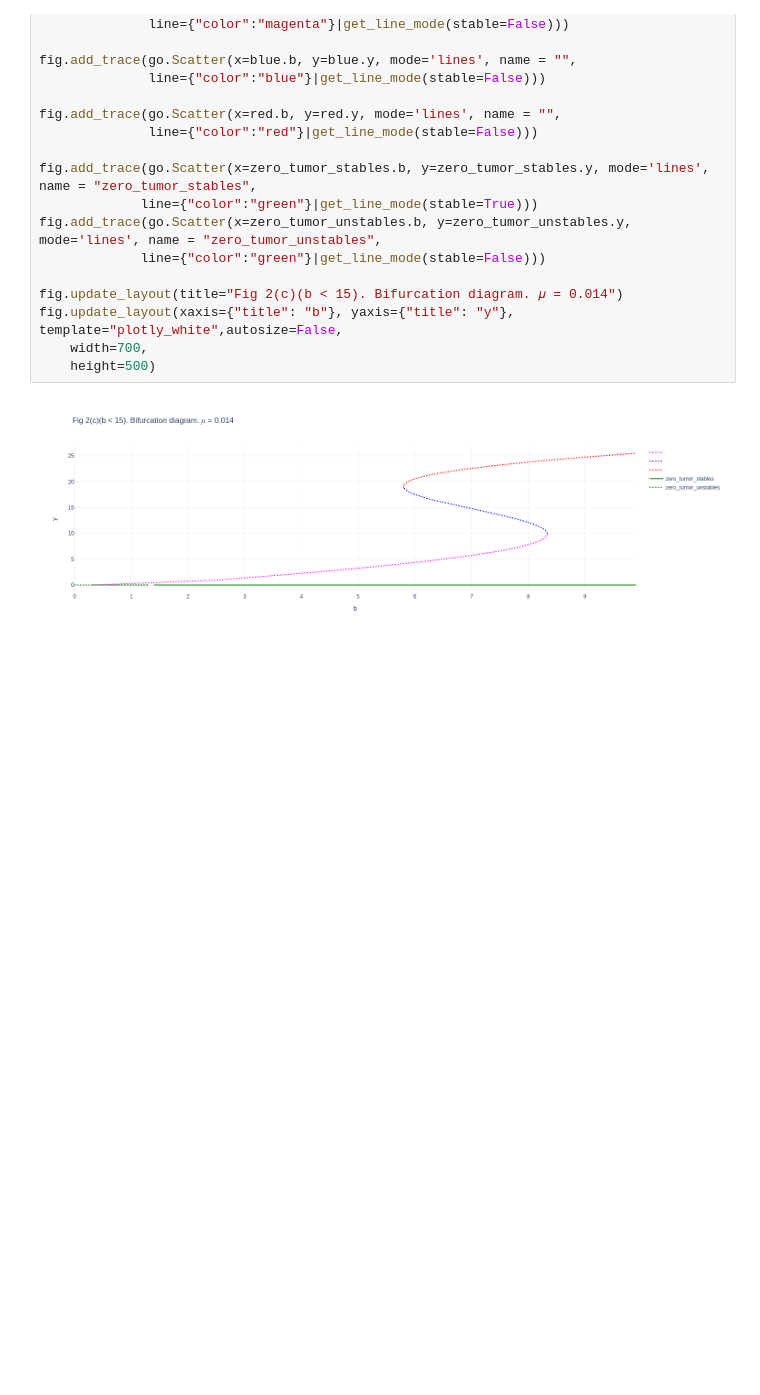
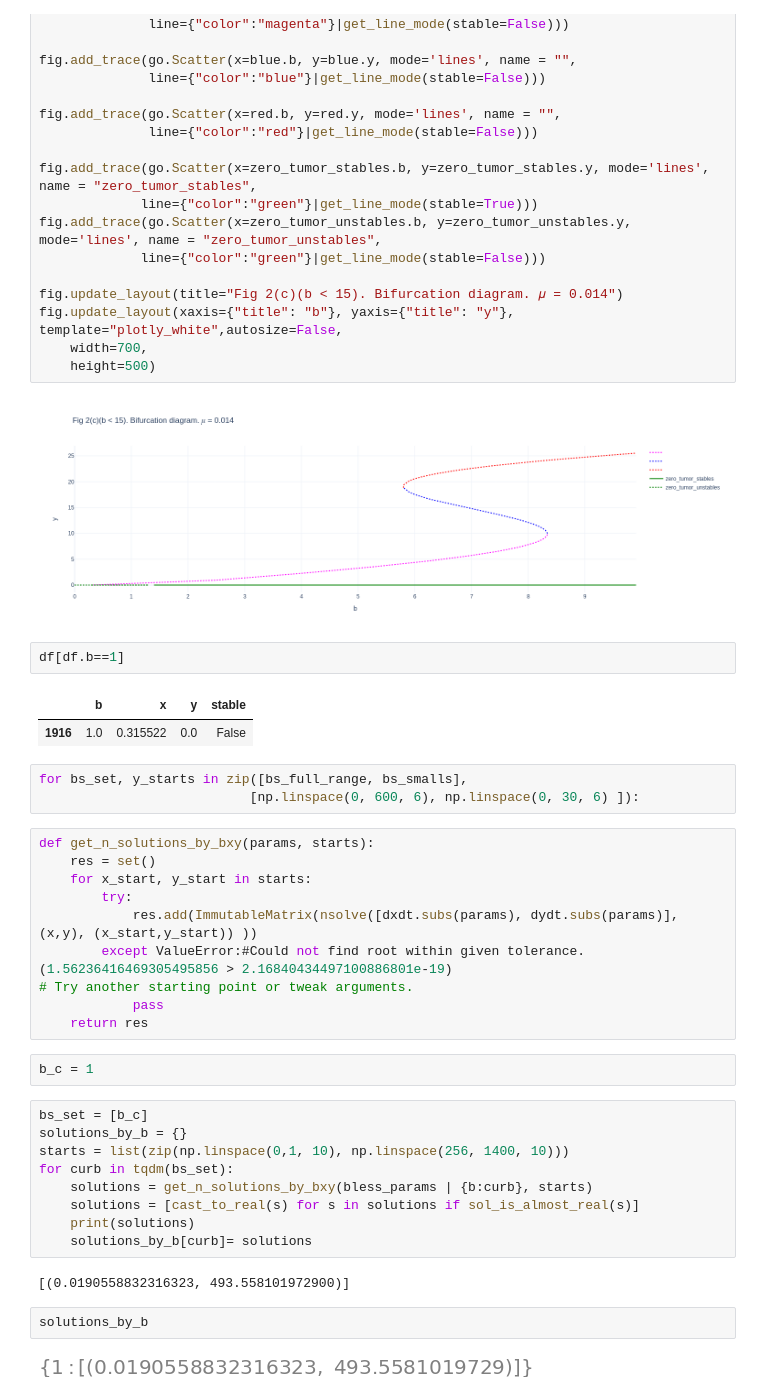
Before and after one commit to SergeyPishchulov/thesis, a Jupyter notebook: mantiicr.ipynb, the cells around one changed output. Drawn from its saved outputs; the diff is of its cells as text; blank space fills up the shorter version.

```diff
--- a/mantiicr.ipynb
+++ b/mantiicr.ipynb
@@ -345,3 +347,38 @@ fig.update_layout(xaxis={"title": "b"}, yaxis={"title": "y"}, template="plotly_w
     height=500)
 # %% [output]
 [figure]
+# %%
+df[df.b==1]
+# %% [output]
+|  | b | x | y | stable |
+| 1916 | 1.0 | 0.315522 | 0.0 | False |
+# %%
+for bs_set, y_starts in zip([bs_full_range, bs_smalls],
+                           [np.linspace(0, 600, 6), np.linspace(0, 30, 6) ]):
+# %%
+def get_n_solutions_by_bxy(params, starts):
+    res = set()
+    for x_start, y_start in starts:
+        try:
+            res.add(ImmutableMatrix(nsolve([dxdt.subs(params), dydt.subs(params)], (x,y), (x_start,y_start)) ))
+        except ValueError:#Could not find root within given tolerance. (1.56236416469305495856 > 2.16840434497100886801e-19)
+# Try another starting point or tweak arguments.
+            pass
+    return res
+# %%
+b_c = 1
+# %%
+bs_set = [b_c]
+solutions_by_b = {}
+starts = list(zip(np.linspace(0,1, 10), np.linspace(256, 1400, 10)))
+for curb in tqdm(bs_set):
+    solutions = get_n_solutions_by_bxy(bless_params | {b:curb}, starts)
+    solutions = [cast_to_real(s) for s in solutions if sol_is_almost_real(s)]
+    print(solutions)
+    solutions_by_b[curb]= solutions
+# %% [output]
+[(0.0190558832316323, 493.558101972900)]
+# %%
+solutions_by_b
+# %% [output]
+[figure, added]
```
Also changed, not shown: parts of 11 cells of this notebook.
